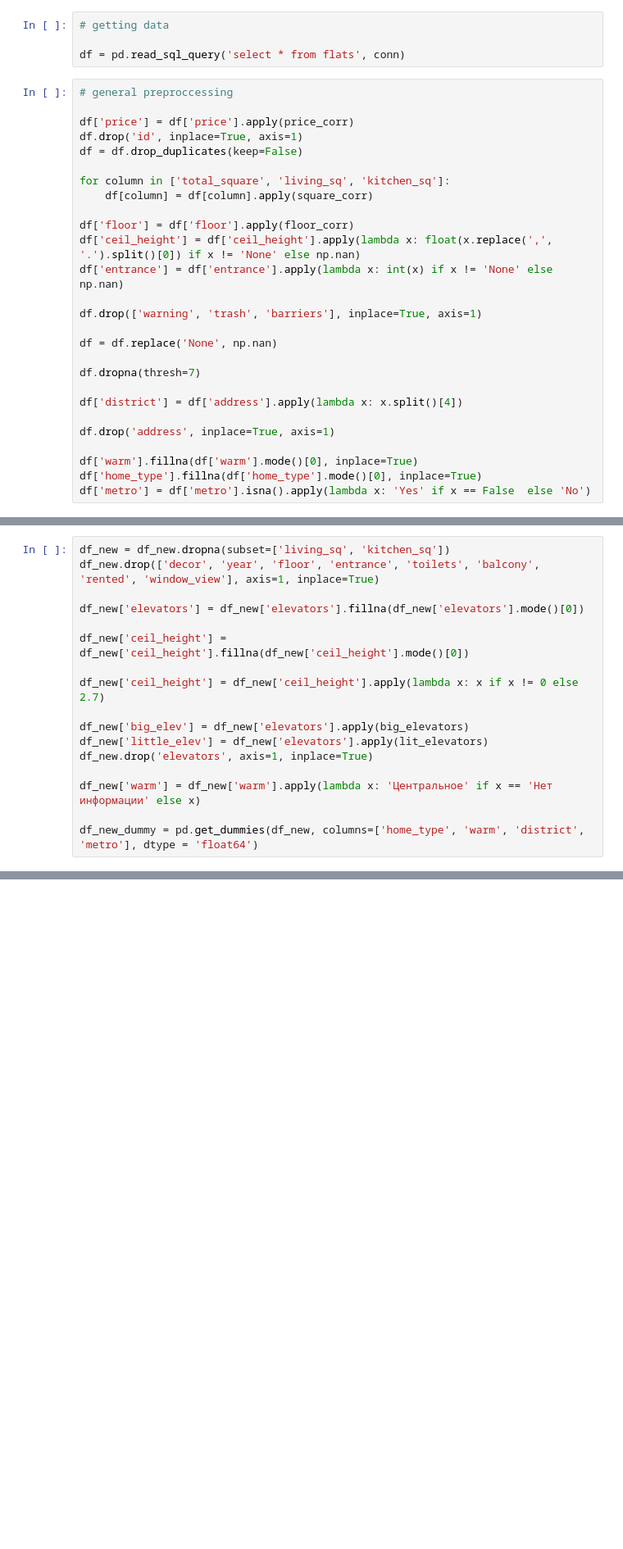
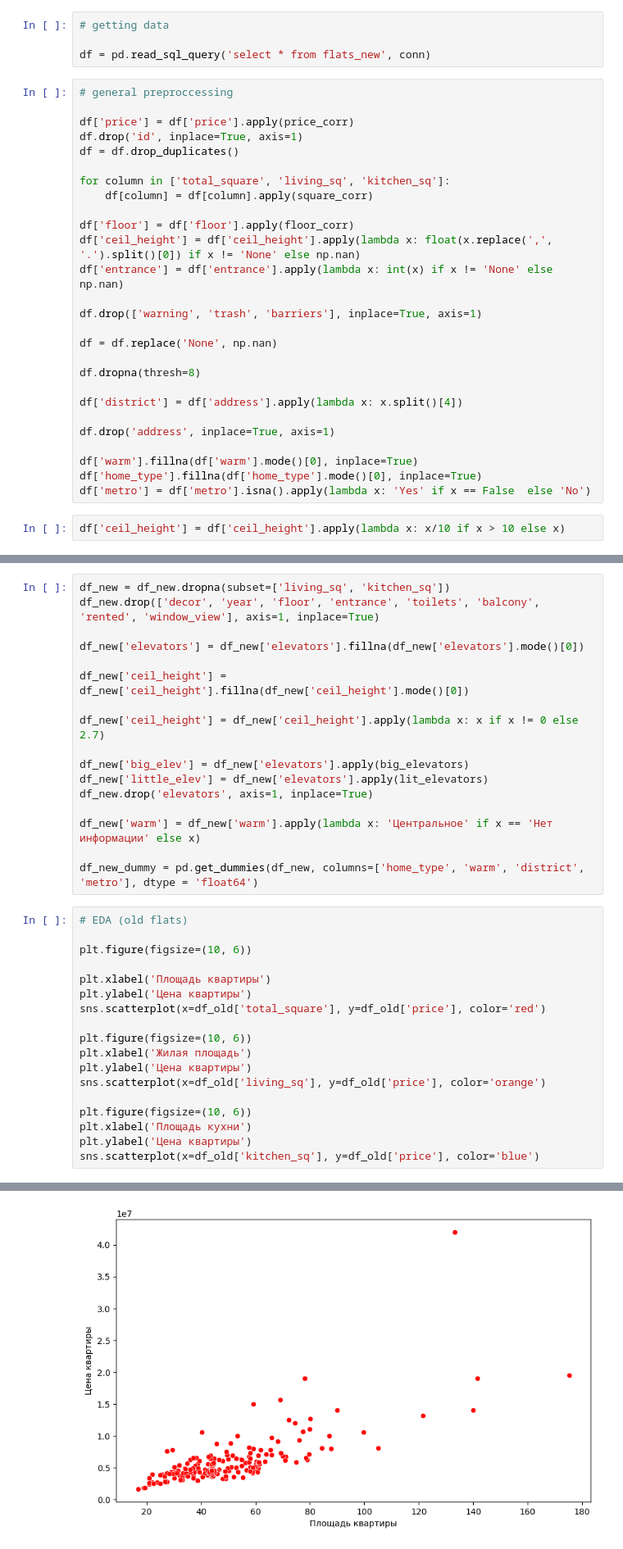
Before and after one commit to Elizar54/House-pricing-in-Akademtown, a Jupyter notebook: analysys.ipynb, the cells around one changed output, grey strips where cells are left out. Shown at 82% size. Saved outputs shown, nothing was run; the diff lists cells and outputs as text; blank space fills up the shorter version.

```diff
--- a/analysys.ipynb
+++ b/analysys.ipynb
@@ -13,13 +16,13 @@ cur = conn.cursor()
 # %%
 # getting data
 
-df = pd.read_sql_query('select * from flats', conn)
+df = pd.read_sql_query('select * from flats_new', conn)
 # %%
 # general preproccessing
 
 df['price'] = df['price'].apply(price_corr)
 df.drop('id', inplace=True, axis=1)
-df = df.drop_duplicates(keep=False)
+df = df.drop_duplicates()
 
 for column in ['total_square', 'living_sq', 'kitchen_sq']:
     df[column] = df[column].apply(square_corr)
@@ -32,7 +35,7 @@ df.drop(['warning', 'trash', 'barriers'], inplace=True, axis=1)
 
 df = df.replace('None', np.nan)
 
-df.dropna(thresh=7)
+df.dropna(thresh=8)
 
 df['district'] = df['address'].apply(lambda x: x.split()[4])
 
@@ -41,6 +44,8 @@ df.drop('address', inplace=True, axis=1)
 df['warm'].fillna(df['warm'].mode()[0], inplace=True)
 df['home_type'].fillna(df['home_type'].mode()[0], inplace=True)
 df['metro'] = df['metro'].isna().apply(lambda x: 'Yes' if x == False  else 'No')
+# %%
+df['ceil_height'] = df['ceil_height'].apply(lambda x: x/10 if x > 10 else x)
 # %%
 # separating old and new flats
 
@@ -92,3 +97,22 @@ df_new.drop('elevators', axis=1, inplace=True)
 df_new['warm'] = df_new['warm'].apply(lambda x: 'Центральное' if x == 'Нет информации' else x)
 
 df_new_dummy = pd.get_dummies(df_new, columns=['home_type', 'warm', 'district', 'metro'], dtype = 'float64')
+# %%
+# EDA (old flats)
+
+plt.figure(figsize=(10, 6))
+
+plt.xlabel('Площадь квартиры')
+plt.ylabel('Цена квартиры')
+sns.scatterplot(x=df_old['total_square'], y=df_old['price'], color='red')
+
+plt.figure(figsize=(10, 6))
+plt.xlabel('Жилая площадь')
+plt.ylabel('Цена квартиры')
+sns.scatterplot(x=df_old['living_sq'], y=df_old['price'], color='orange')
+
+plt.figure(figsize=(10, 6))
+plt.xlabel('Площадь кухни')
+plt.ylabel('Цена квартиры')
+sns.scatterplot(x=df_old['kitchen_sq'], y=df_old['price'], color='blue')
+# %% [output]
@@ -94,0 +120 @@ df_new_dummy = pd.get_dummies(df_new, columns=['home_type', 'warm', 'district',
+[figure, added]
```
Also changed, not shown: parts of 13 cells of this notebook, 6 other files.
